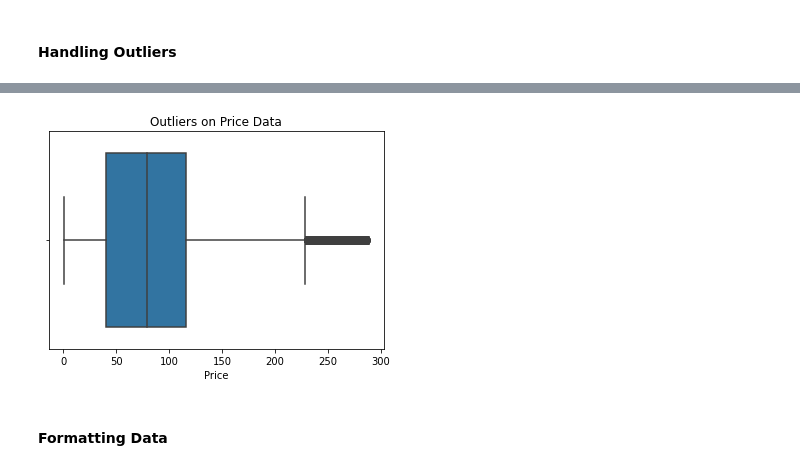
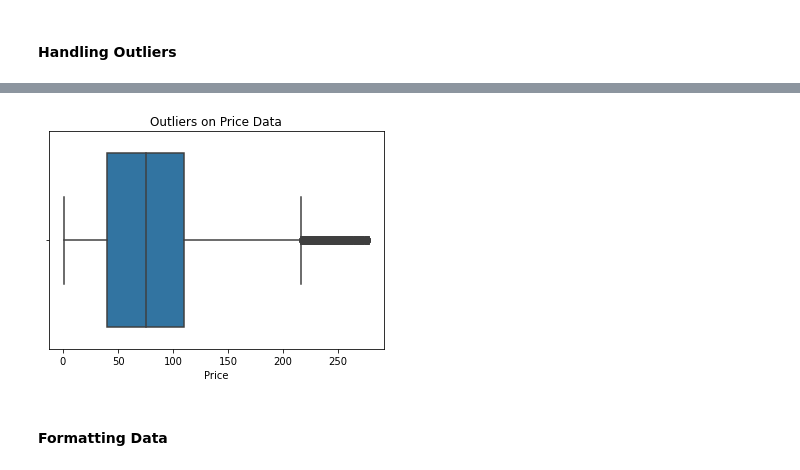
Before and after one commit to aifakhri/data-cleansing-sql-python, a Jupyter notebook: product_analysis.ipynb, the cells around one changed output, grey strips where cells are left out. Saved outputs shown, nothing was run; the diff lists cells and outputs as text; code cells hidden in the pictures.

```diff
--- a/product_analysis.ipynb
+++ b/product_analysis.ipynb
@@ -305,13 +281,15 @@ df_main
 # %%
+outliers_table(df_main, "price", replace=True)
+
 # Create Boxplot
 sns.boxplot(x=df_main["price"])
 
 #Modify Graph Info
 plt.title("Outliers on Price Data")
 plt.xlabel("Price")
 plt.show()
 # %% [output]
-[figure, old version]
+[figure, new version]
 # %% [markdown]
 #### **Formatting Data**
 # %%
```
Also changed, not shown: parts of 36 cells of this notebook.
